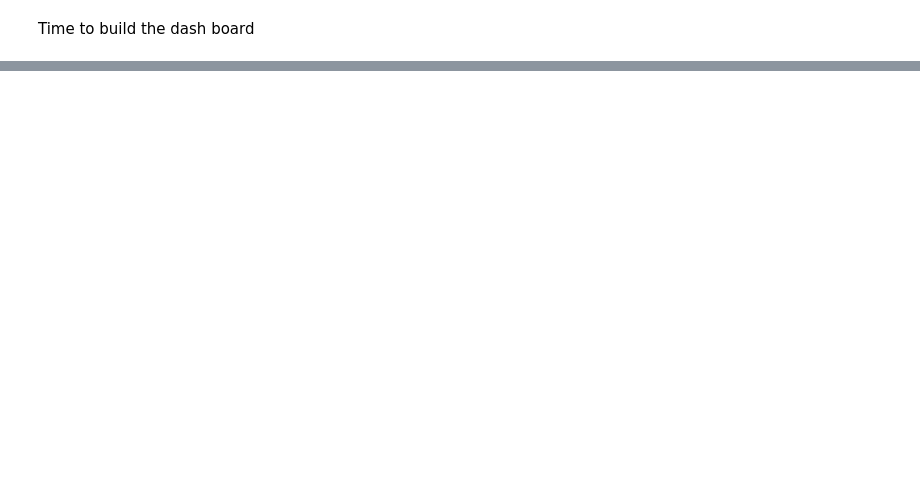
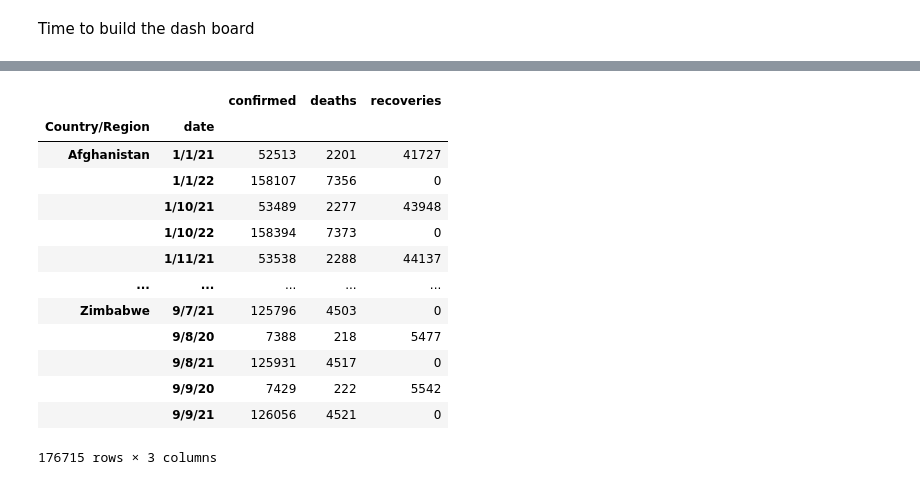
Before and after one commit to sersldmir/python_pet_projects, a Jupyter notebook: dashboard_notebook.ipynb, the cells around one changed output, grey strips where cells are left out. Cells and saved outputs as stored; diff of their text form; code cells hidden in the pictures; blank space fills up the shorter version.

```diff
--- a/dashboard_notebook.ipynb
+++ b/dashboard_notebook.ipynb
@@ -296,0 +526,19 @@ Time to build the dash board
+# %%
+# creating a double index dataframe by grouping values by countries and date
+hist_data = combined_data.groupby(['Country/Region', 'date']).sum()[['confirmed', 'deaths', 'recoveries']]
+hist_data
+# %% [output]
+|  |  | confirmed | deaths | recoveries |
+| Country/Region | date |  |  |  |
+| Afghanistan | 1/1/21 | 52513 | 2201 | 41727 |
+|  | 1/1/22 | 158107 | 7356 | 0 |
+|  | 1/10/21 | 53489 | 2277 | 43948 |
+|  | 1/10/22 | 158394 | 7373 | 0 |
+|  | 1/11/21 | 53538 | 2288 | 44137 |
+| ... | ... | ... | ... | ... |
+| Zimbabwe | 9/7/21 | 125796 | 4503 | 0 |
+|  | 9/8/20 | 7388 | 218 | 5477 |
+|  | 9/8/21 | 125931 | 4517 | 0 |
+|  | 9/9/20 | 7429 | 222 | 5542 |
+|  | 9/9/21 | 126056 | 4521 | 0 |
+176715 rows × 3 columns
```
Also changed, not shown: parts of 33 cells of this notebook, 3 other files.
